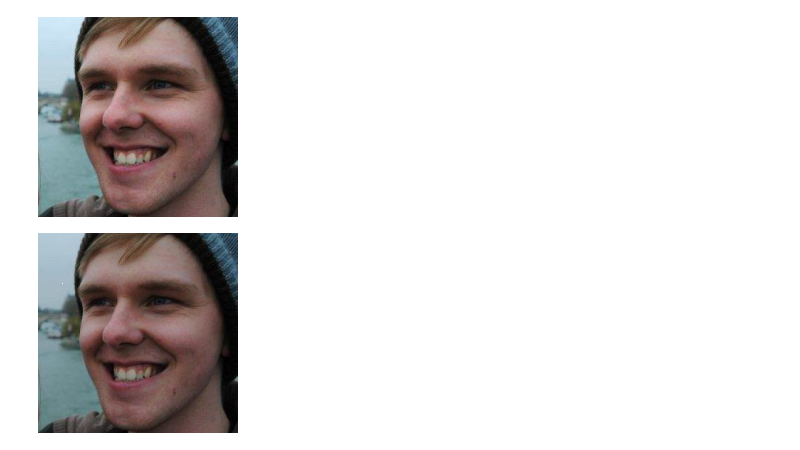
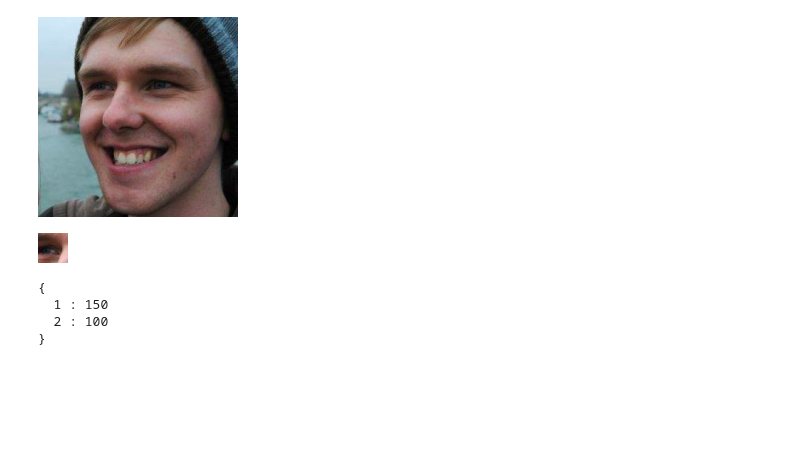
Before and after one commit to boerjames/leuko, a Jupyter notebook: itorch/test.ipynb, the cells around one changed output. Drawn from its saved outputs; the diff is of its cells as text; code cells hidden in the pictures; blank space fills up the shorter version.

Commit message:
working on random variations

```diff
--- a/itorch/test.ipynb
+++ b/itorch/test.ipynb
@@ -14,15 +20,29 @@ end
-# %%
-w, h = 200, 200
-img = image.load('boer.jpeg')
-img = image.scale(img, w, h)
-
-imgdot = img:clone()
-imgdot = image.rotate(imgdot, math.rad(270), 'bilinear')
-point = {25, 150}
-markImage(imgdot, point)
-imgdot = image.rotate(imgdot, math.rad(-270), 'bilinear')
+# %%
+function randomTranslation(img, crop, variation)
+    local translation = (function() return math.random() - 0.5 end)
+    local x = crop[1] + variation * translation()
+    local y = crop[2] + variation * translation()
+
+    local width = crop[3] - crop[1]
+    local height = crop[4] - crop[2]
+
+    return image.crop(img, x, y, x + width, y + height)
+end
+
+function randomScale(img, crop, variation)
+    local scale = math.random() - 0.5
+    local center = {crop[3] - crop[1], crop[4] - crop[2]}
+
+
+end
+# %%
+d = 200
+img = image.load('boer.jpeg')
+img = image.scale(img, d, d)
+
+crop = {50, 50, 80, 80}
 # %%
-itorch.image(img), itorch.image(imgdot)
+itorch.image(img), itorch.image(randomTranslation(img, crop, 13))
 # %% [output]
 [figure]
-[figure, old version]
+[figure, new version]
@@ -44,0 +49,8 @@ itorch.image(eye2), itorch.image(eye2dot)
+# %%
+point_s = {100, 50}
+print(standard2torch(point_s, 200))
+# %% [output]
+{
+  1 : 150
+  2 : 100
+}
```
Also changed, not shown: parts of 4 cells of this notebook, 1 other file.
